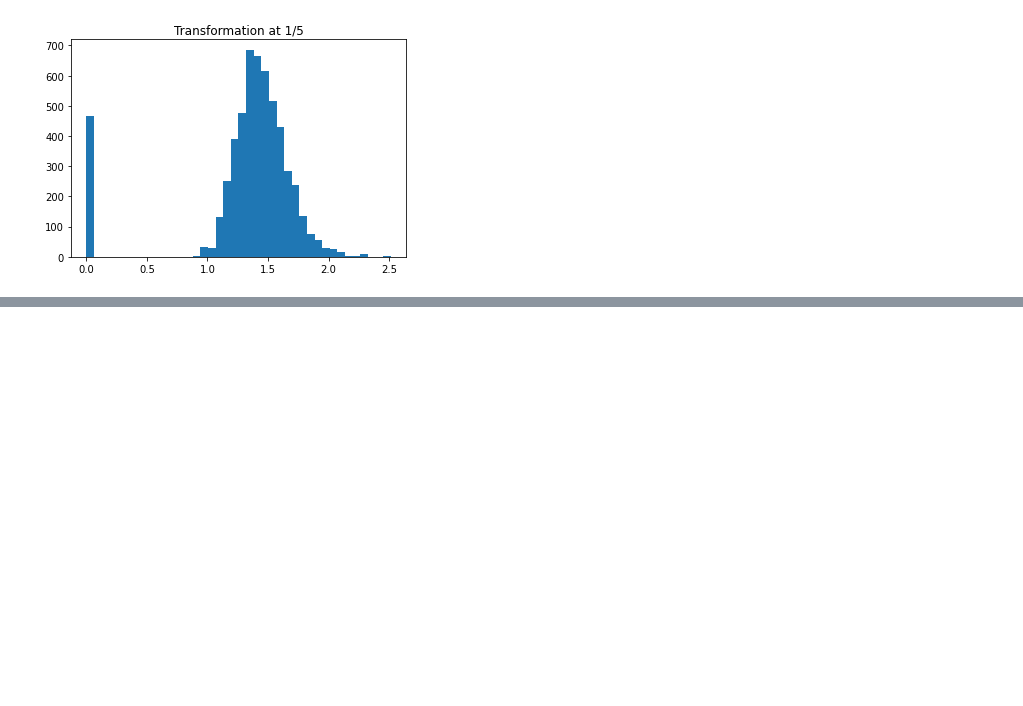
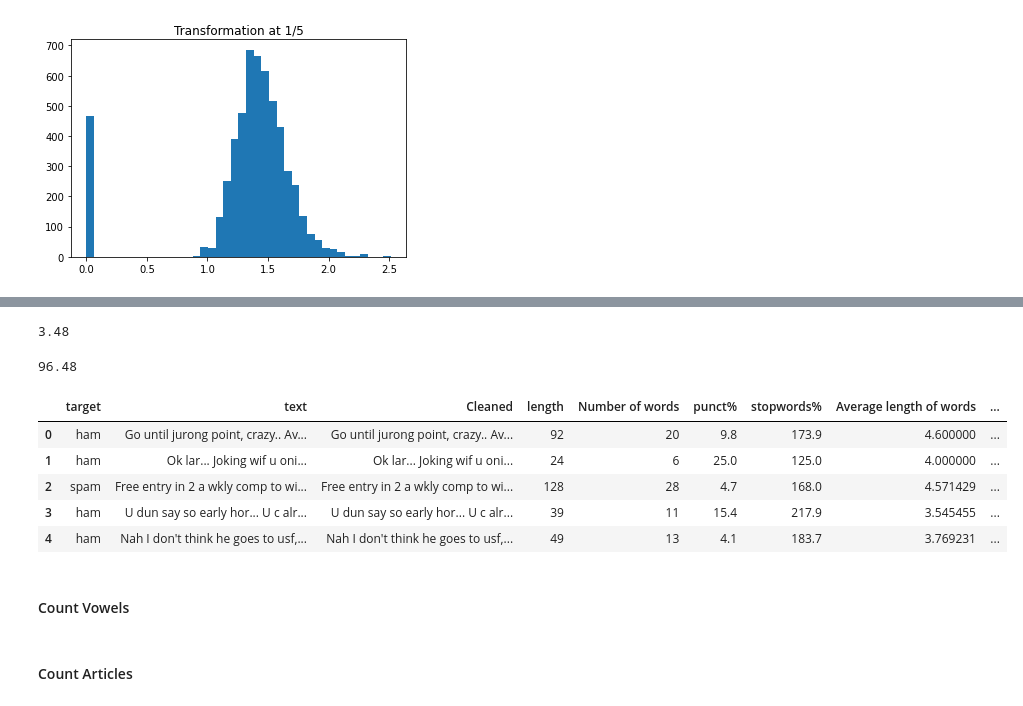
Before and after one commit to Satwikram/NLP-Implementations, a Jupyter notebook: Feature Engineering for NLP.ipynb, the cells around one changed output, grey strips where cells are left out. Cells and saved outputs as stored; diff of their text form; code cells hidden in the pictures; blank space fills up the shorter version.

Commit message:
Done till articles

```diff
--- a/Feature Engineering for NLP.ipynb
+++ b/Feature Engineering for NLP.ipynb
@@ -187,0 +224,2 @@ for i in [1, 2, 3, 4, 5]:
+# %%
+dataset["Average length of words"] = dataset["Cleaned"].apply(lambda x: average_length(x))
@@ -187,0 +258,25 @@ for i in [1, 2, 3, 4, 5]:
+# %%
+textstat.gunning_fog(dataset["Cleaned"][11])
+# %% [output]
+3.48
+# %%
+textstat.flesch_reading_ease(dataset["Cleaned"][11])
+# %% [output]
+96.48
+# %%
+dataset["readability score"] = dataset["Cleaned"].apply(lambda x: textstat.automated_readability_index(x))
+# %%
+dataset["gunning_fog score"] = dataset["Cleaned"].apply(lambda x: textstat.gunning_fog(x))
+# %%
+dataset["flesch_reading_ease"] = dataset["Cleaned"].apply(lambda x: textstat.flesch_reading_ease(x))
+# %%
+dataset.head()
+# %% [output]
+|  | target | text | Cleaned | length | Number of words | punct% | stopwords% | Average length of words | ... |
+| 0 | ham | Go until jurong point, crazy.. Av... | Go until jurong point, crazy.. Av... | 92 | 20 | 9.8 | 173.9 | 4.600000 | ... |
+| 1 | ham | Ok lar... Joking wif u oni... | Ok lar... Joking wif u oni... | 24 | 6 | 25.0 | 125.0 | 4.000000 | ... |
+| 2 | spam | Free entry in 2 a wkly comp to wi... | Free entry in 2 a wkly comp to wi... | 128 | 28 | 4.7 | 168.0 | 4.571429 | ... |
+| 3 | ham | U dun say so early hor... U c alr... | U dun say so early hor... U c alr... | 39 | 11 | 15.4 | 217.9 | 3.545455 | ... |
+| 4 | ham | Nah I don't think he goes to usf,... | Nah I don't think he goes to usf,... | 49 | 13 | 4.1 | 183.7 | 3.769231 | ... |
+# %% [markdown]
+#### Count Vowels
@@ -187,0 +290,2 @@ for i in [1, 2, 3, 4, 5]:
+# %% [markdown]
+#### Count Articles
```
Also changed, not shown: parts of 21 cells of this notebook.
